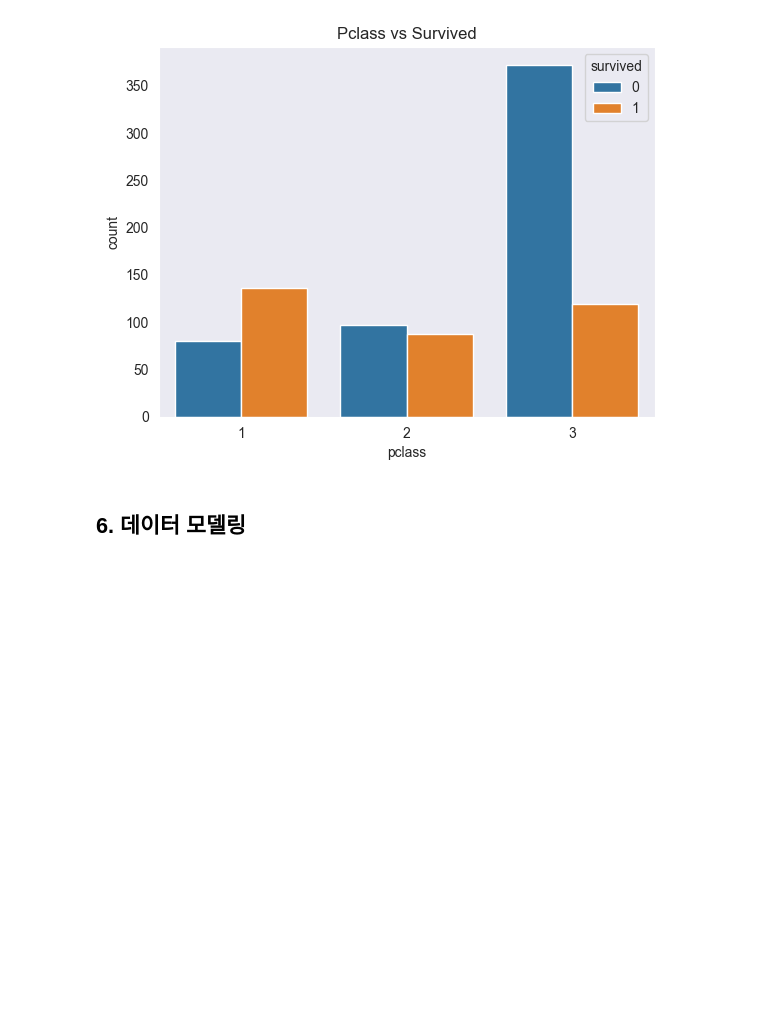
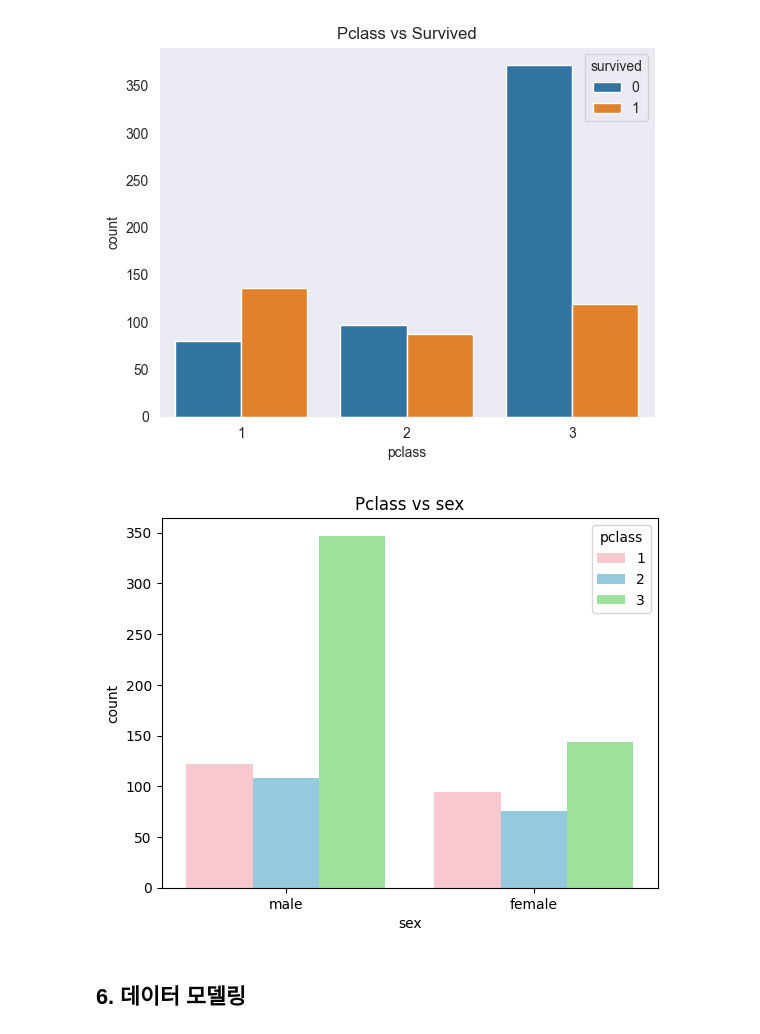
Before and after one commit to sooinp/Desktop, a Jupyter notebook: VSCode/1204통계분석/CH07.ipynb, the cells around one changed output. Saved outputs shown, nothing was run; the diff lists cells and outputs as text; code cells hidden in the pictures; blank space fills up the shorter version.

```diff
--- a/VSCode/1204통계분석/CH07.ipynb
+++ b/VSCode/1204통계분석/CH07.ipynb
@@ -839,6 +925,12 @@ plt.title('Pclass vs Survived')
 plt.show()
 # %% [output]
 [figure]
+# %%
+sns.countplot(x='sex', hue = 'pclass', data = titanic, palette=['pink', 'skyblue', 'lightgreen'])
+plt.title('Pclass vs sex')
+plt.show()
+# %% [output]
+[figure, added]
 # %% [markdown]
 ## 6. 데이터 모델링
 # %% [markdown]
```
Also changed, not shown: parts of 37 cells of this notebook, 14 other files.
